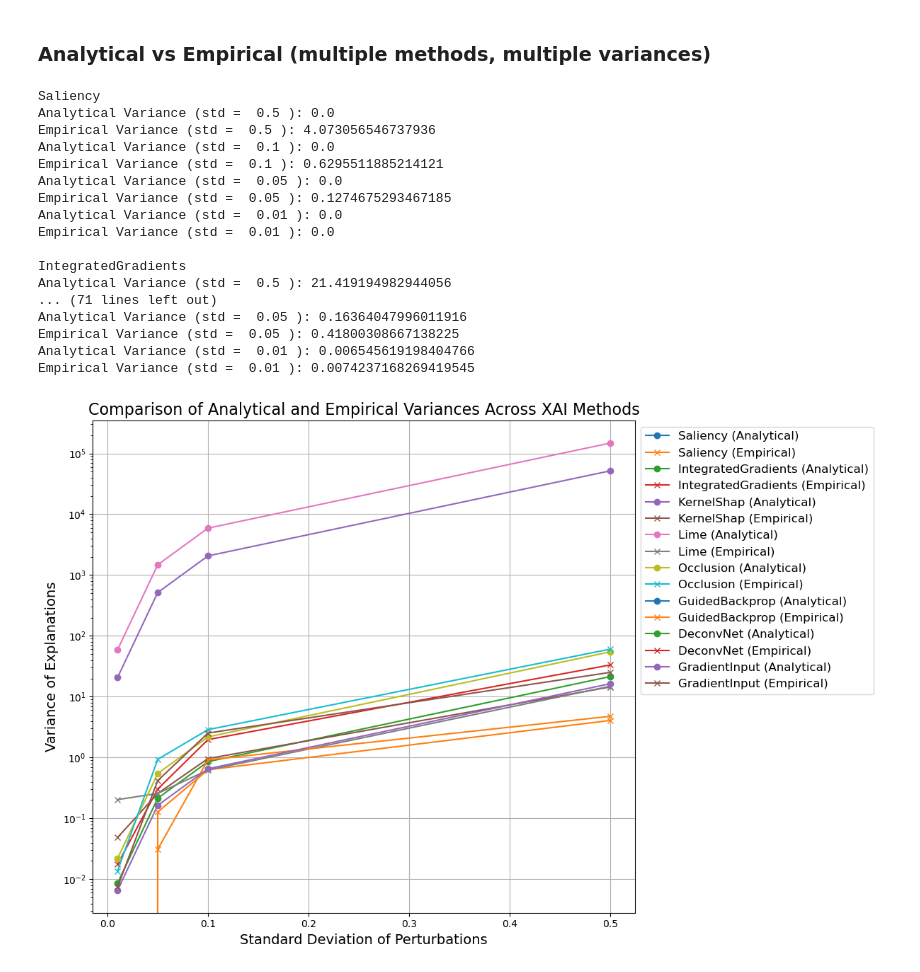
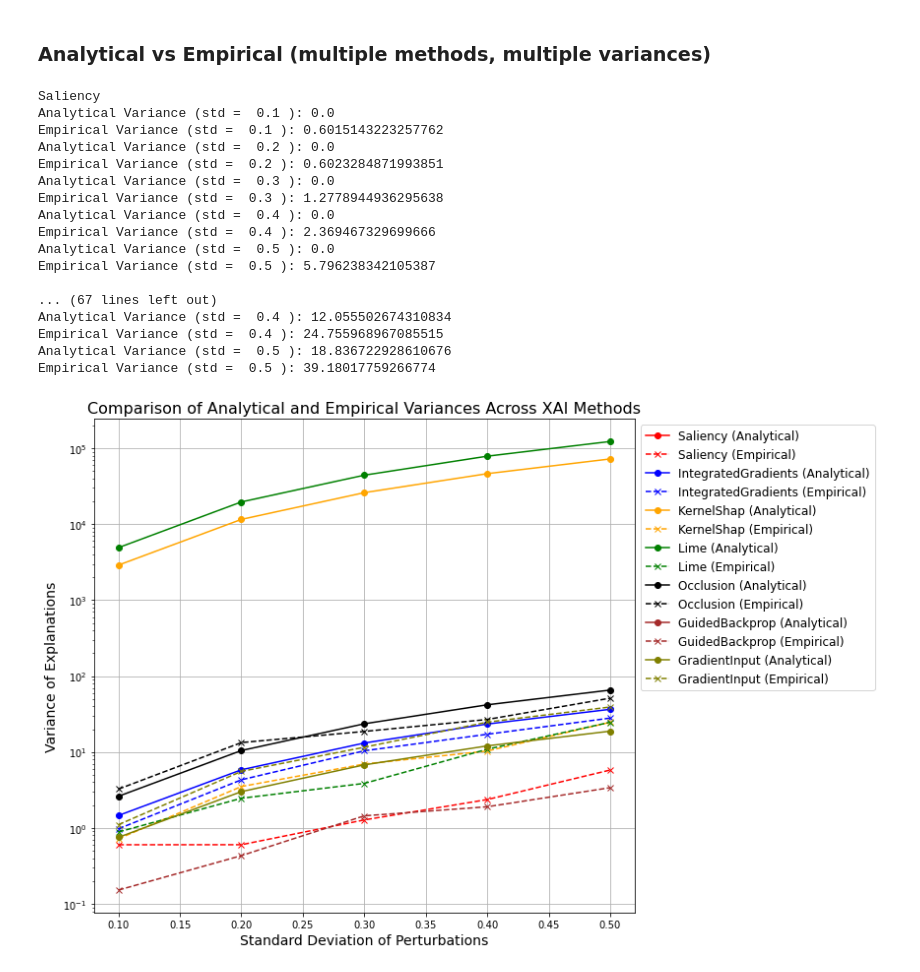
Before and after one commit to TeodorChiaburu/UXAI, a Jupyter notebook: Input_Perturbation_Tabular.ipynb, the cells around one changed output. Cells and saved outputs as stored; diff of their text form; code cells hidden in the pictures.

```diff
--- a/Input_Perturbation_Tabular.ipynb
+++ b/Input_Perturbation_Tabular.ipynb
@@ -316,9 +307,8 @@ xai_methods  = {'Saliency': Saliency,
                 'Lime': Lime,
                 'Occlusion': Occlusion,
                 'GuidedBackprop': GuidedBackprop,
-                'DeconvNet': DeconvNet,
                 'GradientInput': GradientInput}
-stds = [0.5, 0.1, 0.05, 0.01] # std. deviations
+stds = [0.1, 0.2, 0.3, 0.4, 0.5] # std. deviations
 num_perturbations = 10 # for empirical cov.
 dx = 1e-3 # differential for ana. cov.
 
@@ -327,7 +317,8 @@ ex_row, ex_target = np.expand_dims(inputs_tf[ex_ind], axis=0), np.expand_dims([1
 n = m = ex_row.shape[1]
 
 # Store results for plotting
-results = {name: {'analytical': [], 'empirical': []} for name in xai_methods.keys()}
+results  = {name: {'analytical': [], 'empirical': []} for name in xai_methods.keys()}
+cov_mats = {name: {'analytical': [], 'empirical': []} for name in xai_methods.keys()}
 
 for name, constructor in xai_methods.items():
     print('\n' + name)
@@ -358,6 +349,7 @@ for name, constructor in xai_methods.items():
         # Total variance is the trace of the cov. matrix
         print("Analytical Variance (std = ", std, "):", np.trace(covariance_ana))
         results[name]['analytical'].append(np.trace(covariance_ana))
+        cov_mats[name]['analytical'].append(covariance_ana)
 
         ### Empirical
         perturbed_explanations = []
@@ -374,38 +366,39 @@ for name, constructor in xai_methods.items():
 
         print("Empirical Variance (std = ", std, "):", np.trace(covariance_emp))
         results[name]['empirical'].append(np.trace(covariance_emp))
+        cov_mats[name]['empirical'].append(covariance_emp)
 # %% [output]
 Saliency
+Analytical Variance (std =  0.1 ): 0.0
+Empirical Variance (std =  0.1 ): 0.6015143223257762
+Analytical Variance (std =  0.2 ): 0.0
+Empirical Variance (std =  0.2 ): 0.6023284871993851
+Analytical Variance (std =  0.3 ): 0.0
+Empirical Variance (std =  0.3 ): 1.2778944936295638
+Analytical Variance (std =  0.4 ): 0.0
+Empirical Variance (std =  0.4 ): 2.369467329699666
 Analytical Variance (std =  0.5 ): 0.0
-Empirical Variance (std =  0.5 ): 4.073056546737936
-Analytical Variance (std =  0.1 ): 0.0
-Empirical Variance (std =  0.1 ): 0.6295511885214121
-Analytical Variance (std =  0.05 ): 0.0
-Empirical Variance (std =  0.05 ): 0.1274675293467185
-Analytical Variance (std =  0.01 ): 0.0
-Empirical Variance (std =  0.01 ): 0.0
+Empirical Variance (std =  0.5 ): 5.796238342105387
 
-IntegratedGradients
-Analytical Variance (std =  0.5 ): 21.419194982944056
-... (71 lines left out)
-Analytical Variance (std =  0.05 ): 0.16364047996011916
-Empirical Variance (std =  0.05 ): 0.41800308667138225
-Analytical Variance (std =  0.01 ): 0.006545619198404766
-Empirical Variance (std =  0.01 ): 0.0074237168269419545
+... (67 lines left out)
+Analytical Variance (std =  0.4 ): 12.055502674310834
+Empirical Variance (std =  0.4 ): 24.755968967085515
+Analytical Variance (std =  0.5 ): 18.836722928610676
+Empirical Variance (std =  0.5 ): 39.18017759266774
 # %%
 plt.figure(figsize=(12, 8))
-
-for name, data in results.items():
-    plt.plot(stds, data['analytical'], marker='o', label=f"{name} (Analytical)")
-    plt.plot(stds, data['empirical'],  marker='x', label=f"{name} (Empirical)")
+colors=['red', 'blue', 'orange', 'green', 'black', 'brown', 'olive']
+for (name, data), col in zip(results.items(), colors):
+    plt.plot(stds, data['analytical'], marker='o', label=f"{name} (Analytical)", c=col)
+    plt.plot(stds, data['empirical'],  marker='x', label=f"{name} (Empirical)", c=col, linestyle='dashed')
 
 plt.xlabel('Standard Deviation of Perturbations', fontsize=14)
 plt.yscale('log')
 plt.ylabel('Variance of Explanations', fontsize=14)
 plt.title('Comparison of Analytical and Empirical Variances Across XAI Methods', fontsize=16)
 plt.legend(fontsize=12, loc='upper left', bbox_to_anchor=(1, 1))
 plt.grid(True)
 plt.tight_layout()
 plt.show()
 # %% [output]
-[figure, old version]
+[figure, new version]
```
Also changed, not shown: parts of 22 cells of this notebook.
